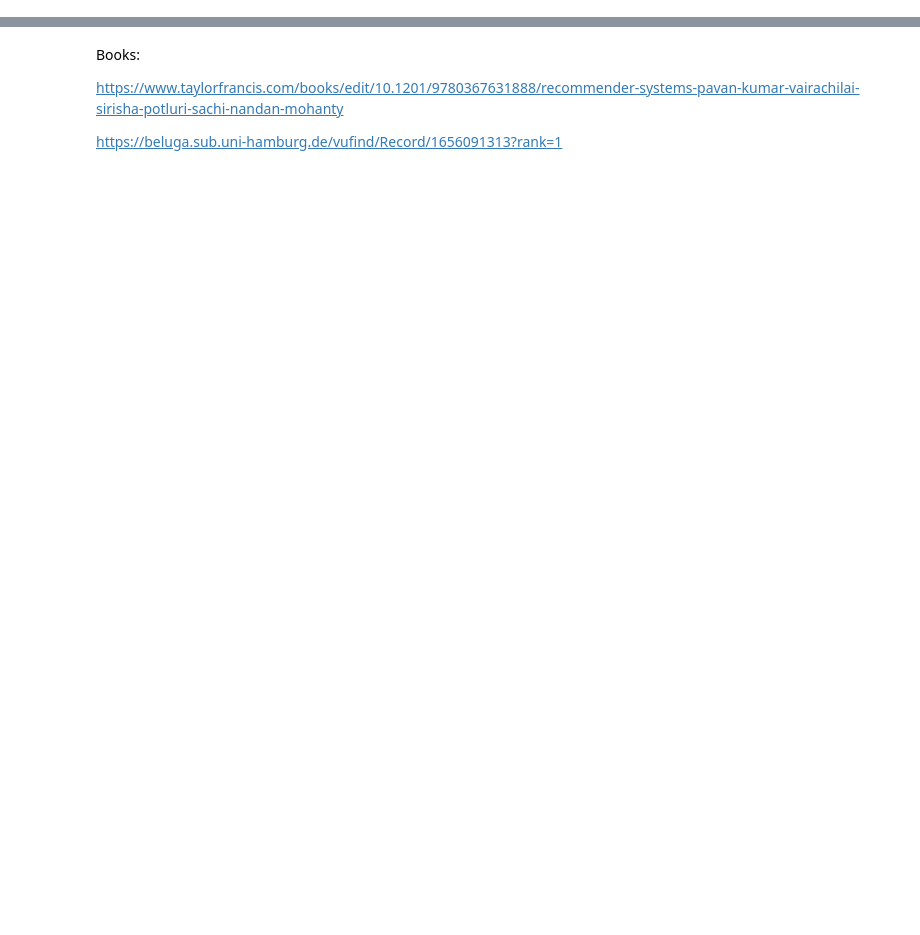
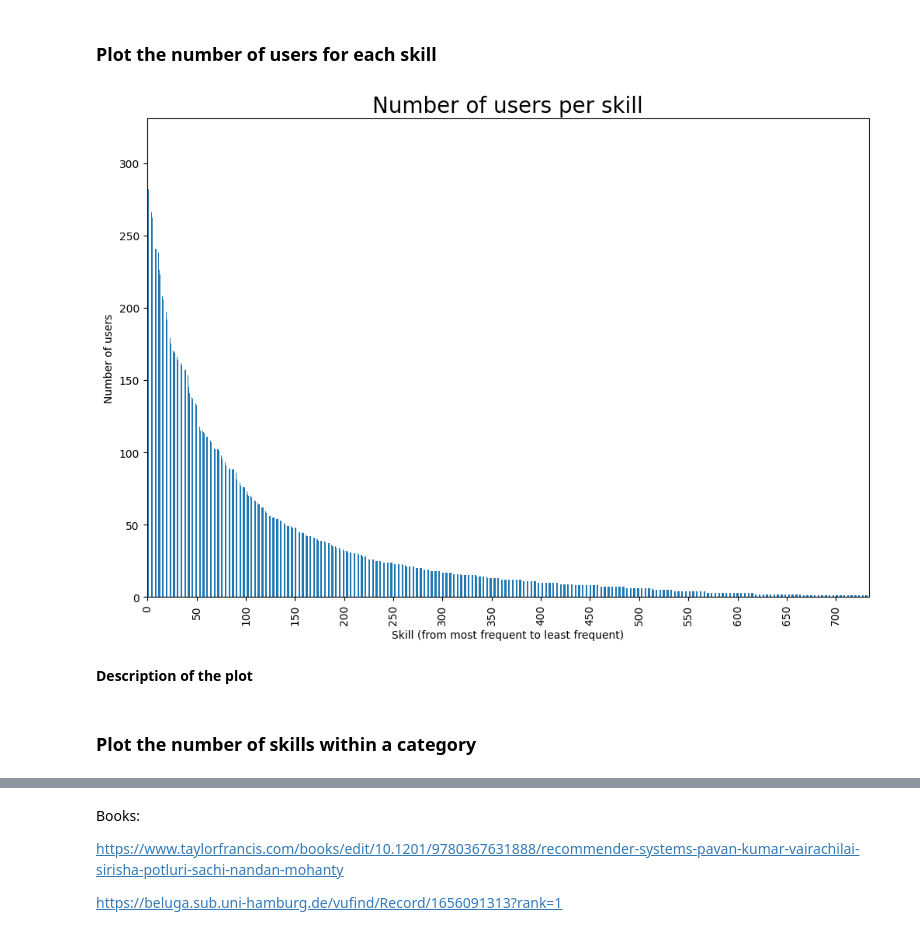
Before and after one commit to maximizer36/DS_AP, a Jupyter notebook: AP_descriptive_analysis.ipynb, the cells around one changed output, grey strips where cells are left out. Cells and saved outputs as stored; diff of their text form; code cells hidden in the pictures; blank space fills up the shorter version.

```diff
--- a/AP_descriptive_analysis.ipynb
+++ b/AP_descriptive_analysis.ipynb
@@ -4,0 +17,3 @@ To Do's:
+# %%
+df = pd.read_csv("data/person-skills_2022-06-27.csv",sep=";")
+df.head(5)
@@ -4,0 +50,4 @@ To Do's:
+# %%
+df_value_counts = df.skill.value_counts()
+df_value_counts = df_value_counts.to_frame().rename(columns = {"skill" : "number_of_users"}).reset_index(names = "skill")
+df_value_counts
@@ -4,0 +70,3 @@ To Do's:
+# %%
+df_value_counts["number_of_users_%"] = df_value_counts.number_of_users/len(df_value_counts.number_of_users/len(df))
+df_value_counts
@@ -4,0 +87,29 @@ To Do's:
+# %% [markdown]
+### Plot the number of users for each skill
+# %%
+plt.figure(figsize=(12, 8))
+ax = df_value_counts.number_of_users.plot(kind="bar")
+
+##########
+# Set the indexes as x labels
+##########
+ax.set_xticklabels(df_value_counts.index)
+
+##########
+# Set the x ticks
+##########
+ax.set_xticks(np.arange(0,750,50).tolist())
+
+##########
+# Set the titles
+##########
+ax.set_title("Number of users per skill", fontsize=20)
+ax.set_xlabel("Skill (from most frequent to least frequent)", fontsize=10)
+ax.set_ylabel("Number of users", fontsize=10)
+plt.show()
+# %% [output]
+[figure, added]
+# %% [markdown]
+**Description of the plot**
+# %% [markdown]
+### Plot the number of skills within a category
```
Also changed, not shown: parts of 70 cells of this notebook, 3 other files.
